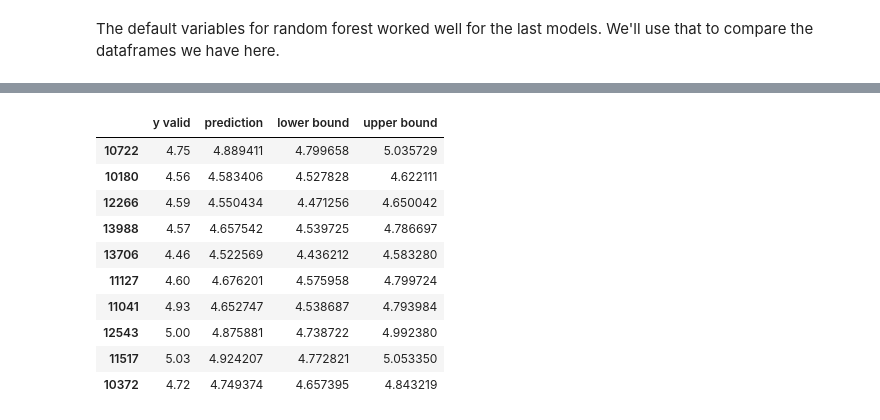
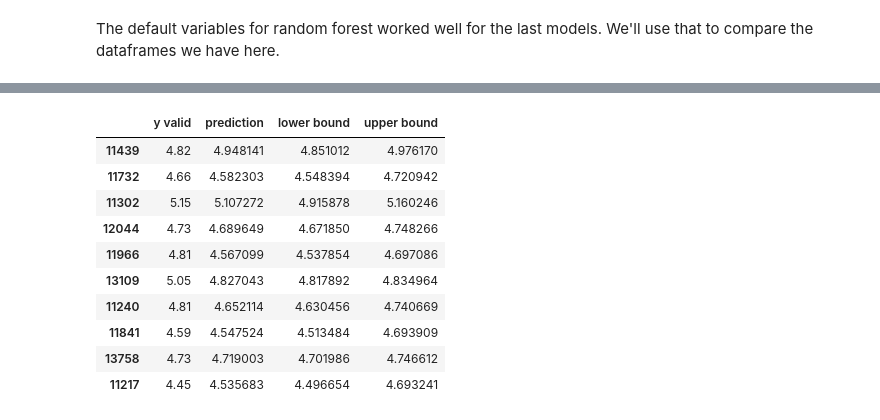
Before and after one commit to seancary62/NFL_Combine, a Jupyter notebook: NFL_Combine_Regression_ML.ipynb, the cells around one changed output, grey strips where cells are left out. Saved outputs shown, nothing was run; the diff lists cells and outputs as text; code cells hidden in the pictures.

```diff
--- a/NFL_Combine_Regression_ML.ipynb
+++ b/NFL_Combine_Regression_ML.ipynb
@@ -528,0 +561,16 @@ Despite boosting and the same optimization criteria, XGBoost is not performing b
+# %%
+# Instantiate RandomizedSearchCV model for XGBoost
+
+cb_grid = {'depth': [6,8,10],
+           'learning_rate': [0.01, 0.05, 0.10],
+           'iterations':   [200,150]}
+
+rs_cb_model = RandomizedSearchCV(CatBoostRegressor(random_state=42),
+                              param_distributions=cb_grid,
+                              n_iter=100,
+                              cv=5,
+                              verbose=True)
+
+rs_cb_model.fit(X_train,y_train)
+
+show_scores(rs_cb_model)
@@ -565,7 +637,7 @@ The default variables for random forest worked well for the last models. We'll u
 
 df_scores = pd.DataFrame()
 
-combine_score_predictive_model = RandomForestRegressor(**rs_model.best_params_,random_state=42)
+combine_score_predictive_model = CatBoostRegressor(**rs_cb_model.best_params_,random_state=42)
 
 for name, df in df_dict.items():
 
@@ -683,8 +804,7 @@ show_scores(combine_score_predictive_model)
 # %%
-# Create a new Random Forest model with the new parameters
-rs_combine_score_predictive_model = RandomizedSearchCV(RandomForestRegressor(n_jobs=-1,
-                                                    random_state=42),
-                              param_distributions=rs_grid,
+# Create a new model with the new parameters
+rs_combine_score_predictive_model = RandomizedSearchCV(CatBoostRegressor(random_state=42),
+                              param_distributions=cb_grid,
                               n_iter=100,
                               cv=5,
                               verbose=True)
@@ -701,5 +837,5 @@ Fitting 5 folds for each of 100 candidates, totalling 500 fits
 # %%
-combine_score_predictive_model = RandomForestRegressor(**rs_combine_score_predictive_model.best_params_,random_state=42)
+combine_score_predictive_model = CatBoostRegressor(**rs_combine_score_predictive_model.best_params_,random_state=42)
 
 combine_score_predictive_model.fit(X_train,y_train)
 
@@ -710,33 +864,33 @@ pickle.dump(combine_score_predictive_model, open('combine_score_predictive_model
 # %%
 # Get predictions from each tree
-predictions_per_tree = np.array([tree.predict(X_valid) for tree in combine_score_predictive_model.estimators_])
+predictions_per_iteration = np.array([combine_score_predictive_model.predict(X_valid, ntree_end=i) for i in range(1, combine_score_predictive_model.tree_count_ + 1)])
 
 # Calculate prediction mean
-mean_prediction = np.mean(predictions_per_tree, axis=0)
+mean_prediction = np.mean(predictions_per_iteration, axis=0)
 
 # Calculate prediction intervals (e.g., 90% confidence)
-lower_bound = np.percentile(predictions_per_tree, 5, axis=0)
-upper_bound = np.percentile(predictions_per_tree, 95, axis=0)
+lower_bound = np.percentile(predictions_per_iteration, 5, axis=0)
+upper_bound = np.percentile(predictions_per_iteration, 95, axis=0)
 
 # Display bounds
 
 data = {'y valid': y_valid,
         'prediction': mean_prediction,
         'lower bound': lower_bound,
         'upper bound': upper_bound}
 
 bounded_predictions_df = pd.DataFrame(data)
 
 bounded_predictions_df.sample(10)
 # %% [output]
 |  | y valid | prediction | lower bound | upper bound |
-| 10722 | 4.75 | 4.889411 | 4.799658 | 5.035729 |
-| 10180 | 4.56 | 4.583406 | 4.527828 | 4.622111 |
-| 12266 | 4.59 | 4.550434 | 4.471256 | 4.650042 |
-| 13988 | 4.57 | 4.657542 | 4.539725 | 4.786697 |
-| 13706 | 4.46 | 4.522569 | 4.436212 | 4.583280 |
-| 11127 | 4.60 | 4.676201 | 4.575958 | 4.799724 |
-| 11041 | 4.93 | 4.652747 | 4.538687 | 4.793984 |
-| 12543 | 5.00 | 4.875881 | 4.738722 | 4.992380 |
-| 11517 | 5.03 | 4.924207 | 4.772821 | 5.053350 |
-| 10372 | 4.72 | 4.749374 | 4.657395 | 4.843219 |
+| 11439 | 4.82 | 4.948141 | 4.851012 | 4.976170 |
+| 11732 | 4.66 | 4.582303 | 4.548394 | 4.720942 |
+| 11302 | 5.15 | 5.107272 | 4.915878 | 5.160246 |
+| 12044 | 4.73 | 4.689649 | 4.671850 | 4.748266 |
+| 11966 | 4.81 | 4.567099 | 4.537854 | 4.697086 |
+| 13109 | 5.05 | 4.827043 | 4.817892 | 4.834964 |
+| 11240 | 4.81 | 4.652114 | 4.630456 | 4.740669 |
+| 11841 | 4.59 | 4.547524 | 4.513484 | 4.693909 |
+| 13758 | 4.73 | 4.719003 | 4.701986 | 4.746612 |
+| 11217 | 4.45 | 4.535683 | 4.496654 | 4.693241 |
```
Also changed, not shown: parts of 16 cells of this notebook, 10 other files.
